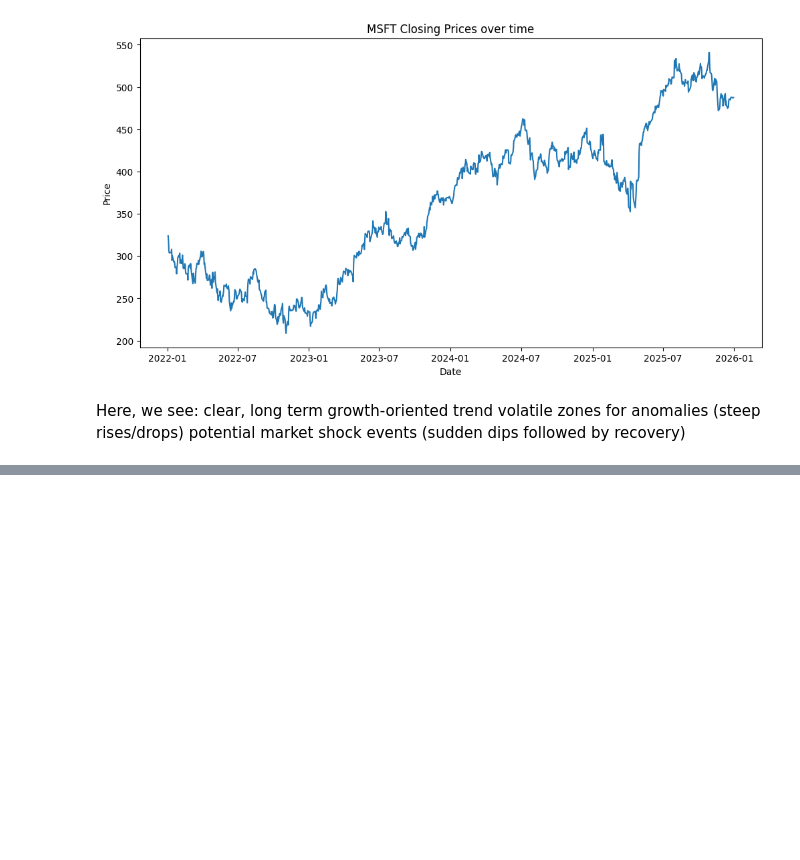
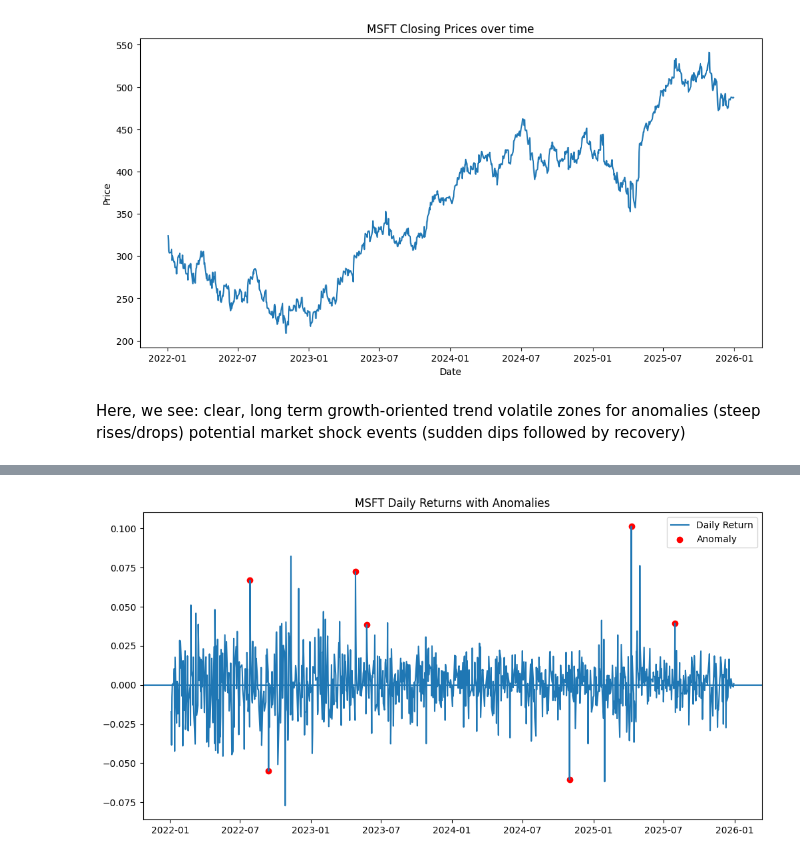
Before and after one commit to 4Anj/stock-market-anomaly-detection, a Jupyter notebook: notebooks/data_exploration.ipynb, the cells around one changed output, grey strips where cells are left out. Saved outputs shown, nothing was run; the diff lists cells and outputs as text; code cells hidden in the pictures; blank space fills up the shorter version.

```diff
--- a/notebooks/data_exploration.ipynb
+++ b/notebooks/data_exploration.ipynb
@@ -68,0 +159,3 @@ potential market shock events (sudden dips followed by recovery)
+# %%
+anomalies = data[data["anomaly"] == True]
+anomalies[["daily_return", "volatility_20"]]
@@ -68,0 +172,15 @@ potential market shock events (sudden dips followed by recovery)
+# %%
+plt.figure(figsize=(12,6))
+plt.plot(data.index, data["daily_return"], label="Daily Return")
+plt.scatter(
+    anomalies.index,
+    anomalies["daily_return"],
+    color="red",
+    label="Anomaly",
+)
+plt.axhline(0)
+plt.legend()
+plt.title("MSFT Daily Returns with Anomalies")
+plt.show()
+# %% [output]
+[figure, added]
```
Also changed, not shown: parts of 20 cells of this notebook, 12 other files.
